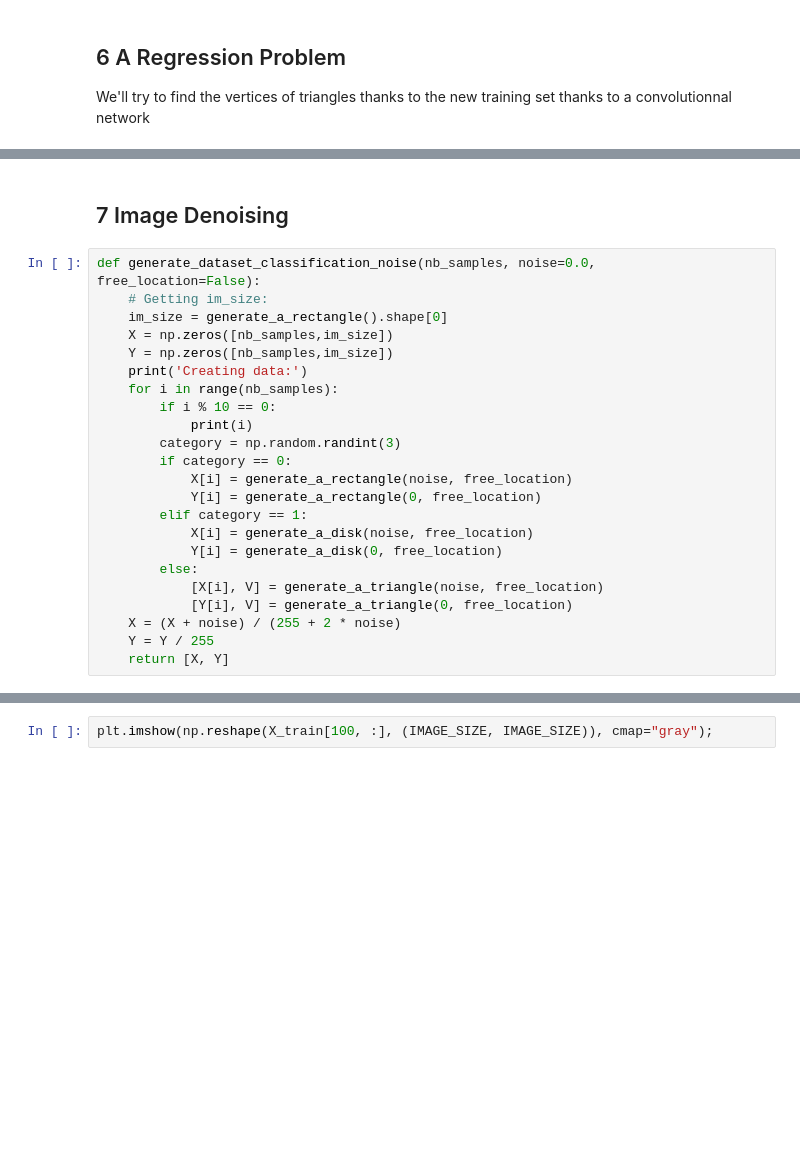
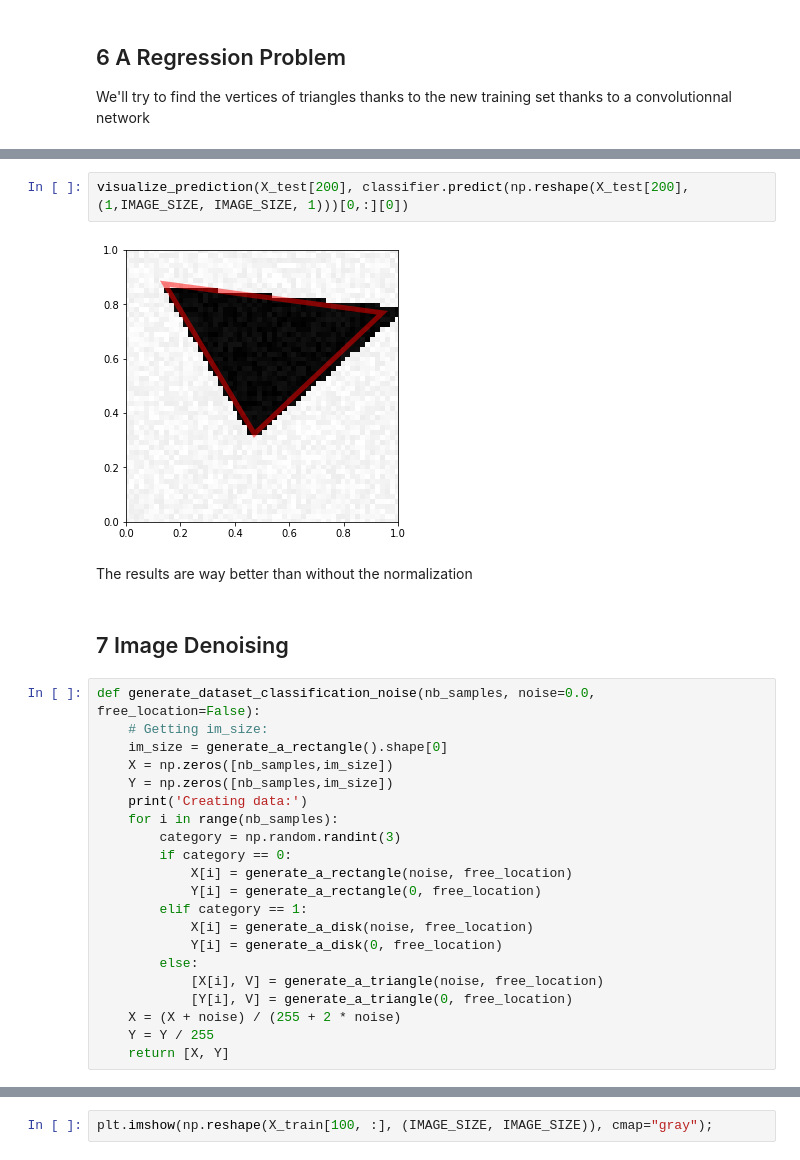
Before and after one commit to lajouanie/Deep_Learning_3A, a Jupyter notebook: MVA MP1.ipynb, the cells around one changed output, grey strips where cells are left out. Drawn from its saved outputs; the diff is of its cells as text; blank space fills up the shorter version.

```diff
--- a/MVA MP1.ipynb
+++ b/MVA MP1.ipynb
@@ -522,3 +518,9 @@ visualize_prediction(X_test[150], Y_test[150])
+# %%
+visualize_prediction(X_test[200], classifier.predict(np.reshape(X_test[200],(1,IMAGE_SIZE, IMAGE_SIZE, 1)))[0,:][0])
+# %% [output]
+[figure, added]
+# %% [markdown]
+The results are way better than without the normalization
 # %% [markdown]
 ## 7 Image Denoising
 # %%
@@ -529,8 +531,6 @@ def generate_dataset_classification_noise(nb_samples, noise=0.0, free_location=F
     Y = np.zeros([nb_samples,im_size])
     print('Creating data:')
     for i in range(nb_samples):
-        if i % 10 == 0:
-            print(i)
         category = np.random.randint(3)
         if category == 0:
             X[i] = generate_a_rectangle(noise, free_location)
```
Also changed, not shown: parts of 21 cells of this notebook.
